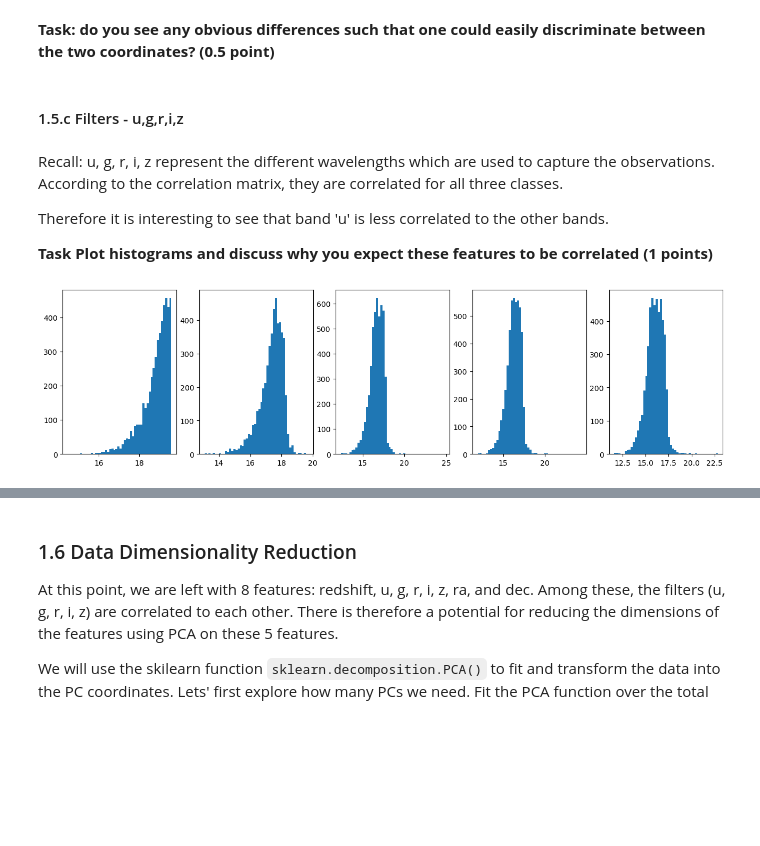
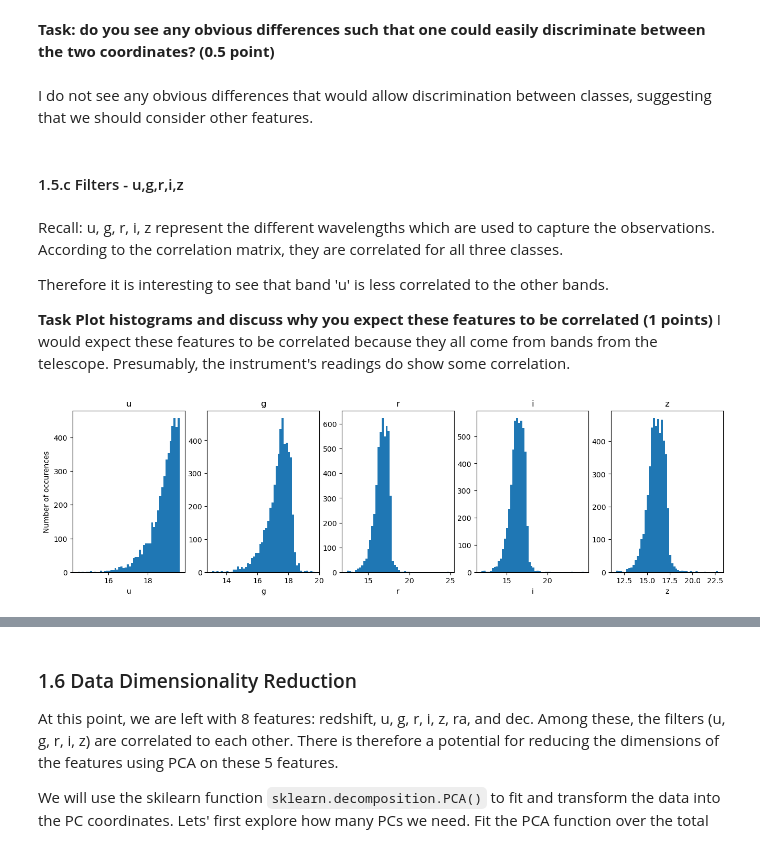
Before and after one commit to UW-ESS-DS/MLGEO2022_AERP, a Jupyter notebook: homework/homework7.ipynb, the cells around one changed output, grey strips where cells are left out. Cells and saved outputs as stored; diff of their text form; code cells hidden in the pictures; blank space fills up the shorter version.

```diff
--- a/homework/homework7.ipynb
+++ b/homework/homework7.ipynb
@@ -260,6 +289,8 @@ plt.title('Equatorial coordinates');
 [figure]
 # %% [markdown]
 **Task: do you see any obvious differences such that one could easily discriminate between the two coordinates? (0.5 point)**
+# %% [markdown]
+I do not see any obvious differences that would allow discrimination between classes, suggesting that we should consider other features.
 # %% [markdown]
 #### 1.5.c Filters - u,g,r,i,z
 # %% [markdown]
@@ -268,18 +299,20 @@ Recall: u, g, r, i, z represent the different wavelengths which are used to capt
 Therefore it is interesting to see that band 'u' is less correlated to the other bands.
 
 **Task Plot histograms and discuss why you expect these features to be correlated (1 points)**
+I would expect these features to be correlated because they all come from bands from the telescope. Presumably, the instrument's readings do show some correlation.
 # %%
 # Plot of histograms
 import warnings
 warnings.filterwarnings('ignore')
+values=["u", "g", "r", "i", "z"]
 fig, axes = plt.subplots(nrows=1, ncols=5,figsize=(16, 4))
-axes[0].hist(dataG['u'], 50);
-axes[1].hist(dataG['g'], 50);
-axes[2].hist(dataG['r'], 50);
-axes[3].hist(dataG['i'], 50);
-axes[4].hist(dataG['z'], 50);
+for i in np.arange(0, 5):
+    axes[i].hist(dataG[values[i]], 50);
+    axes[i].set_title(values[i]);
+    axes[i].set_xlabel(values[i]);
+axes[0].set_ylabel("Number of occurences");
 # %% [output]
-[figure, old version]
+[figure, new version]
 # %% [markdown]
 <!-- Anwer: -->
 # %% [markdown]
```
Also changed, not shown: parts of 28 cells of this notebook.
